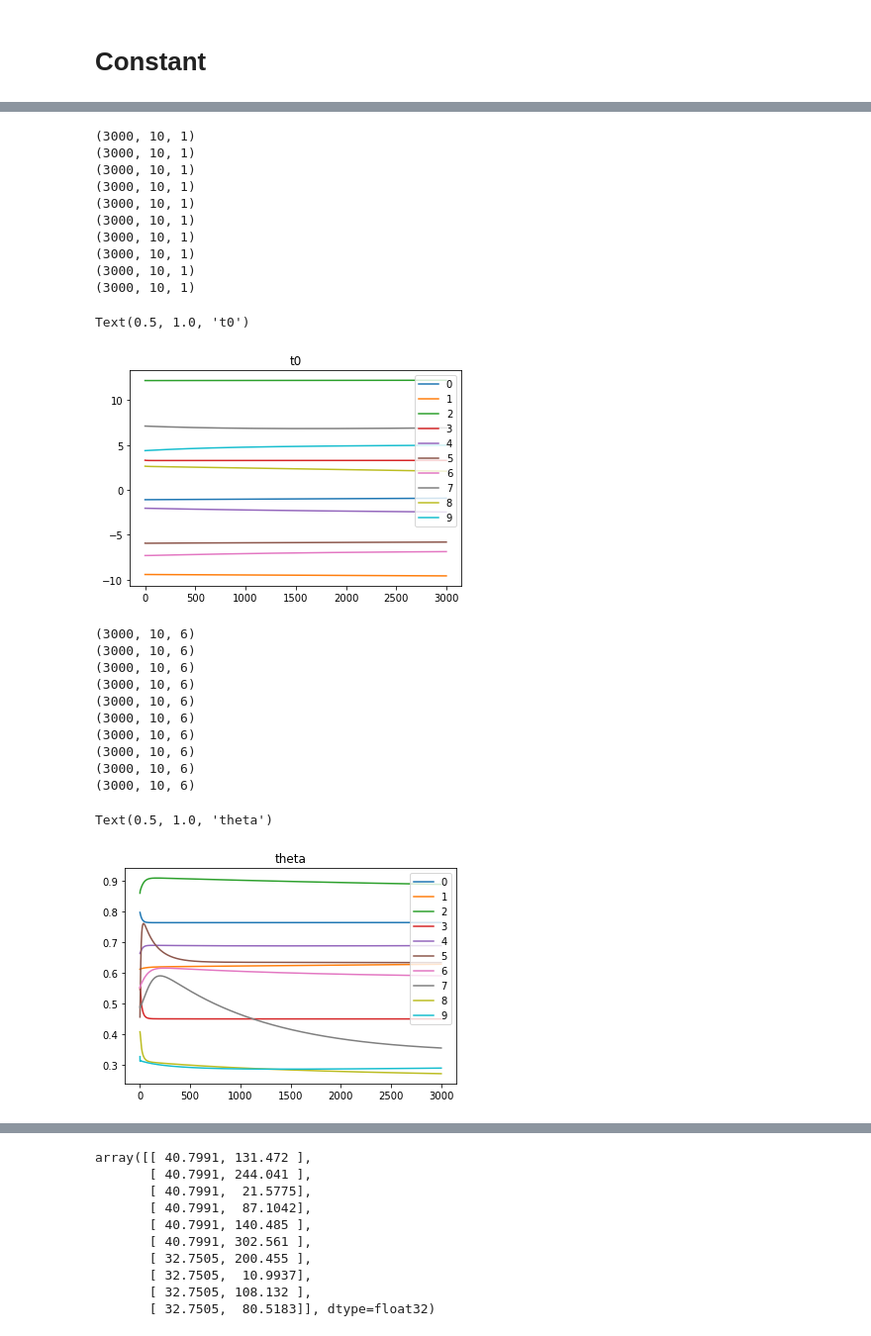
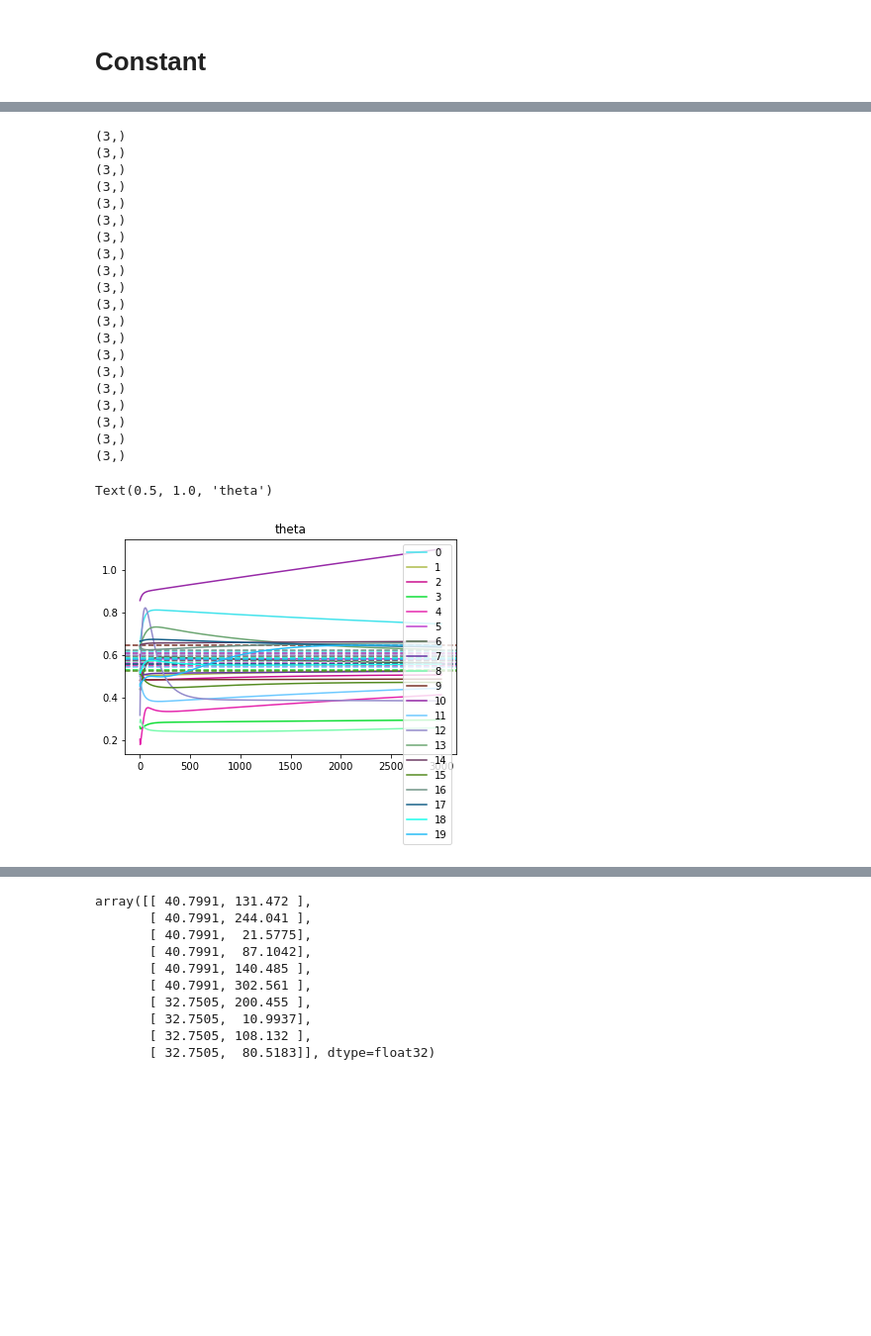
Before and after one commit to fitagdinov/Telescope_Array, a Jupyter notebook: Parameters_all/Notebooks/rewrite_reconstruction.ipynb, the cells around one changed output, grey strips where cells are left out. Shown at 99% size. Drawn from its saved outputs; the diff is of its cells as text; code cells hidden in the pictures; blank space fills up the shorter version.

```diff
--- a/Parameters_all/Notebooks/rewrite_reconstruction.ipynb
+++ b/Parameters_all/Notebooks/rewrite_reconstruction.ipynb
@@ -341,9 +383,16 @@ class Reconstruction():
                 params_list.append(params)
         return np.array(chi_list),np.array(params_list)
 # %%
-rec = Reconstruction(data[:10],tf.float32)
+rec = Reconstruction(data[20:40],tf.float32)
 # det=rec.detectors_init()
 # core=rec.core_()
 # sol = rec.place_sol()
 # sol
 chi,params=rec.optimization(3000)
+# %%
+for i in range(20):
+    print(np.array(chi).shape)
+    plt.plot(chi[:,i,0],label=str(i))
+    plt.ylim(0,0.4)
+plt.legend()
+plt.title('chi_T')
@@ -350,7 +422,7 @@ chi,params=rec.optimization(3000)
 # %%
-for i in range(10):
+for i in range(20):
     print(np.array(chi).shape)
-    plt.plot(chi[:,i,0],label=str(i))
+    plt.plot(params[:,i,0],label=str(i))
 plt.legend()
-plt.title('chi_T')
+plt.title('t0')
 # %% [output]
@@ -369,41 +451,36 @@ Text(0.5, 1.0, 'chi_T')
+# %%
+theta_r = ev_params[20:40,2]/180*math.pi
 # %%
-for i in range(10):
-    print(np.array(chi).shape)
-    plt.plot(params[:,i,0],label=str(i))
+for i in range(0,20):
+    c=np.random.rand(3)
+    print(c.shape)
+    plt.plot(params[:,i,1],label=str(i),c=c)
+    plt.axhline(y = theta_r[i], color =c, linestyle = '--')
 plt.legend()
-plt.title('t0')
+plt.title('theta')
 # %% [output]
-(3000, 10, 1)
-(3000, 10, 1)
-(3000, 10, 1)
-(3000, 10, 1)
-(3000, 10, 1)
-(3000, 10, 1)
-(3000, 10, 1)
-(3000, 10, 1)
-(3000, 10, 1)
-(3000, 10, 1)
+(3,)
+(3,)
+(3,)
+(3,)
+(3,)
+(3,)
+(3,)
+(3,)
+(3,)
+(3,)
+(3,)
+(3,)
+(3,)
+(3,)
+(3,)
+(3,)
+(3,)
+(3,)
+(3,)
+(3,)
-Text(0.5, 1.0, 't0')
+Text(0.5, 1.0, 'theta')
-[figure, old version]
+[figure, new version]
-# %%
-for i in range(10):
-    print(params[:].shape)
-    plt.plot(params[:,i,1],label=str(i))
-plt.legend()
-plt.title('theta')
-# %% [output]
-(3000, 10, 6)
-(3000, 10, 6)
-(3000, 10, 6)
-(3000, 10, 6)
-(3000, 10, 6)
-(3000, 10, 6)
-(3000, 10, 6)
-(3000, 10, 6)
-(3000, 10, 6)
-(3000, 10, 6)
-Text(0.5, 1.0, 'theta')
-[figure, removed]
 # %%
 for i in range(10):
     print(params[:].shape)
```
Also changed, not shown: parts of 9 cells of this notebook.
